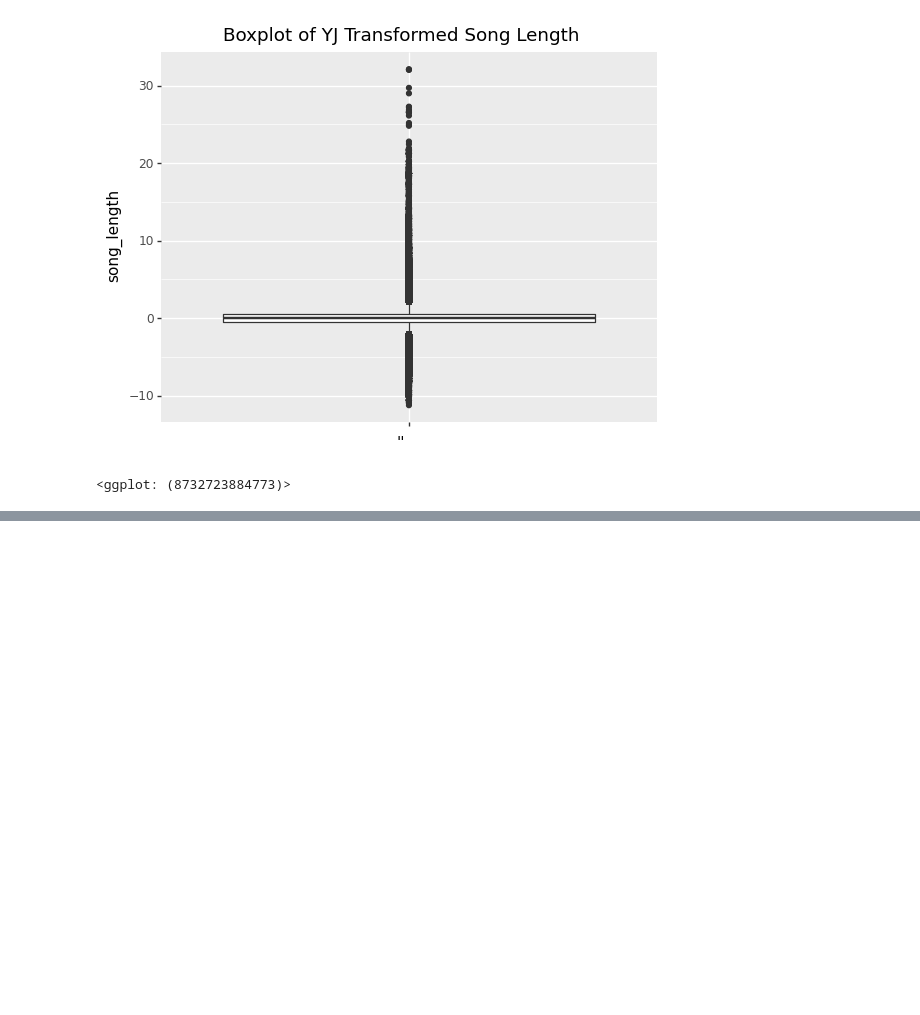
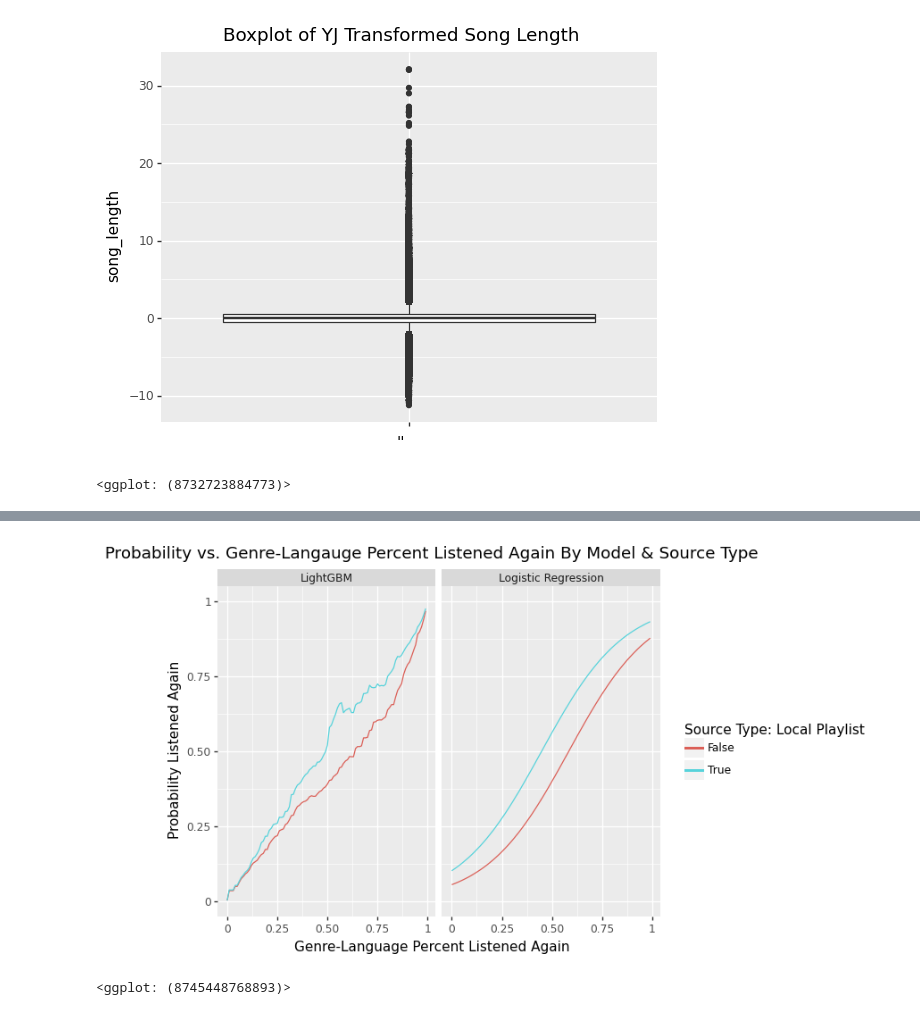
Before and after one commit to jhosea/KKBox-music-recommendation, a Jupyter notebook: project.ipynb, the cells around one changed output, grey strips where cells are left out. Cells and saved outputs as stored; diff of their text form; code cells hidden in the pictures; blank space fills up the shorter version.

```diff
--- a/project.ipynb
+++ b/project.ipynb
@@ -1383,0 +1928,11 @@ nested_score = cross_val_score(grid_cv_xgb,
+# %%
+transformed_final_train_df = pd.read_parquet("data/transformed_final_train_df.parquet")
+x_train = transformed_final_train_df.drop("target", axis=1)
+y_train = transformed_final_train_df["target"].to_numpy()
+# %%
+genre_columns = ['genre_song_count', 'genre_listened_again_percent', 'genre_percent']
+language_columns = ['language_song_count', 'language_listened_again_percent', 'language_percent']
+genre_language_columns = ['genre_language_song_count', 'genre_language_listened_again_percent',
+                          'genre_language_percent']
+
+x_train = x_train.drop(genre_columns+language_columns,axis=1)
@@ -1383,0 +1997,19 @@ nested_score = cross_val_score(grid_cv_xgb,
+# %%
+lgb_genre_langauge_preds = pd.DataFrame(
+    light_gbm.predict_proba(genre_language_grid)
+).drop(0,axis=1).rename({1:"Probability Listened Again"}, axis=1)
+
+lgb_genre_langauge_preds[
+    "Genre-Language Percent Listened Again"
+] = genre_language_grid.genre_language_listened_again_percent.to_list()
+
+
+lgb_genre_langauge_preds[
+    "Source Type: Local Playlist"
+] = genre_language_grid["source_type_local-playlist"].to_list()
+
+lgb_genre_langauge_preds[
+    "Model"
+] = ["LightGBM"] * (2*NUM_STEPS)
+
+lgb_genre_langauge_preds.head()
@@ -1383,0 +2023,18 @@ nested_score = cross_val_score(grid_cv_xgb,
+# %%
+all_genre_language_preds = pd.concat(
+    [lr_genre_langauge_preds, lgb_genre_langauge_preds]
+)
+# %%
+(p9.ggplot(all_genre_language_preds,
+          mapping=p9.aes(x="Genre-Language Percent Listened Again",
+                         y="Probability Listened Again",
+                         color="Source Type: Local Playlist"
+                        )) +
+ p9.geom_line() +
+ p9.labs(title="Probability vs. Genre-Langauge Percent Listened Again By Model & Source Type") +
+ p9.ylim(0,1) +
+ p9.facet_wrap("Model")
+)
+# %% [output]
+[figure, added]
+<ggplot: (8745448768893)>
```
Also changed, not shown: parts of 85 cells of this notebook, 5 other files.
